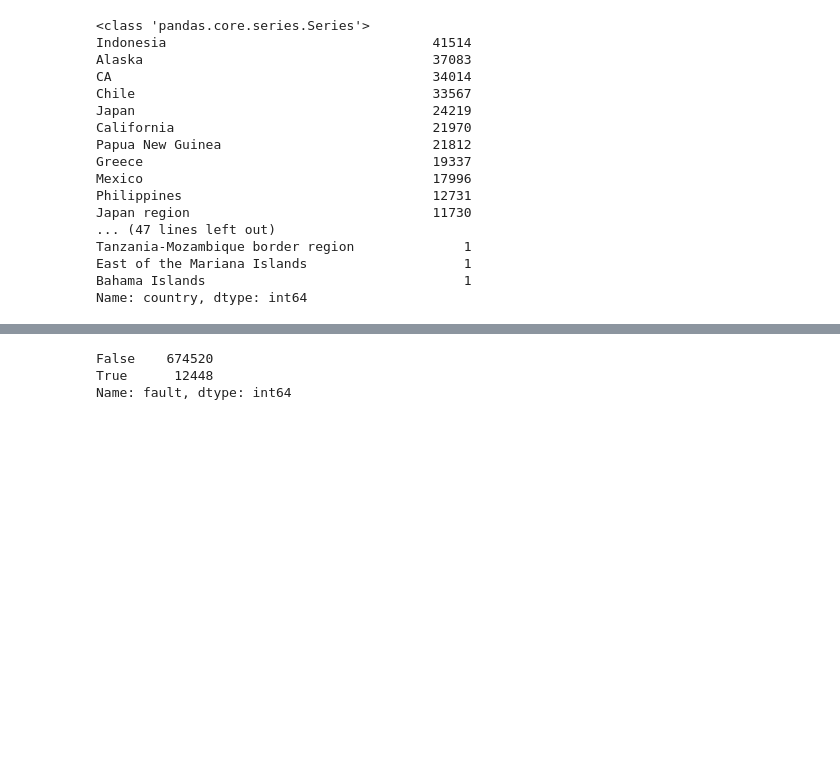
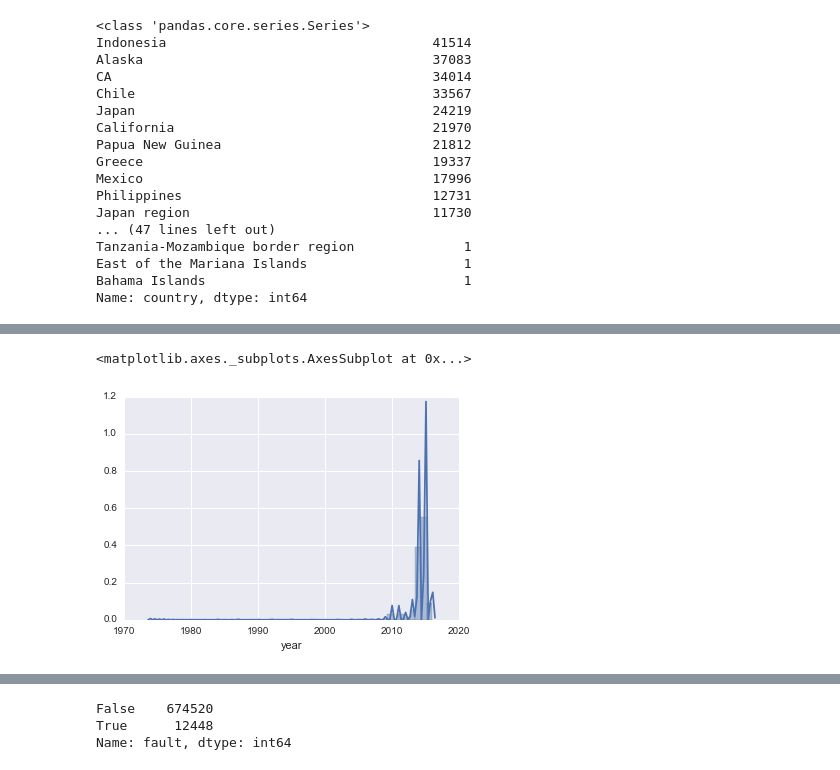
Before and after one commit to keenanzucker/DataScience16CTW, a Jupyter notebook: Model_Iteration_2.ipynb, the cells around one changed output, grey strips where cells are left out. Drawn from its saved outputs; the diff is of its cells as text; code cells hidden in the pictures; blank space fills up the shorter version.

```diff
--- a/Model_Iteration_2.ipynb
+++ b/Model_Iteration_2.ipynb
@@ -190,0 +218,5 @@ Name: country, dtype: int64
+# %%
+sns.distplot(okc.year)
+# %% [output]
+<matplotlib.axes._subplots.AxesSubplot at 0x...>
+[figure, added]
```
Also changed, not shown: parts of 22 cells of this notebook.
